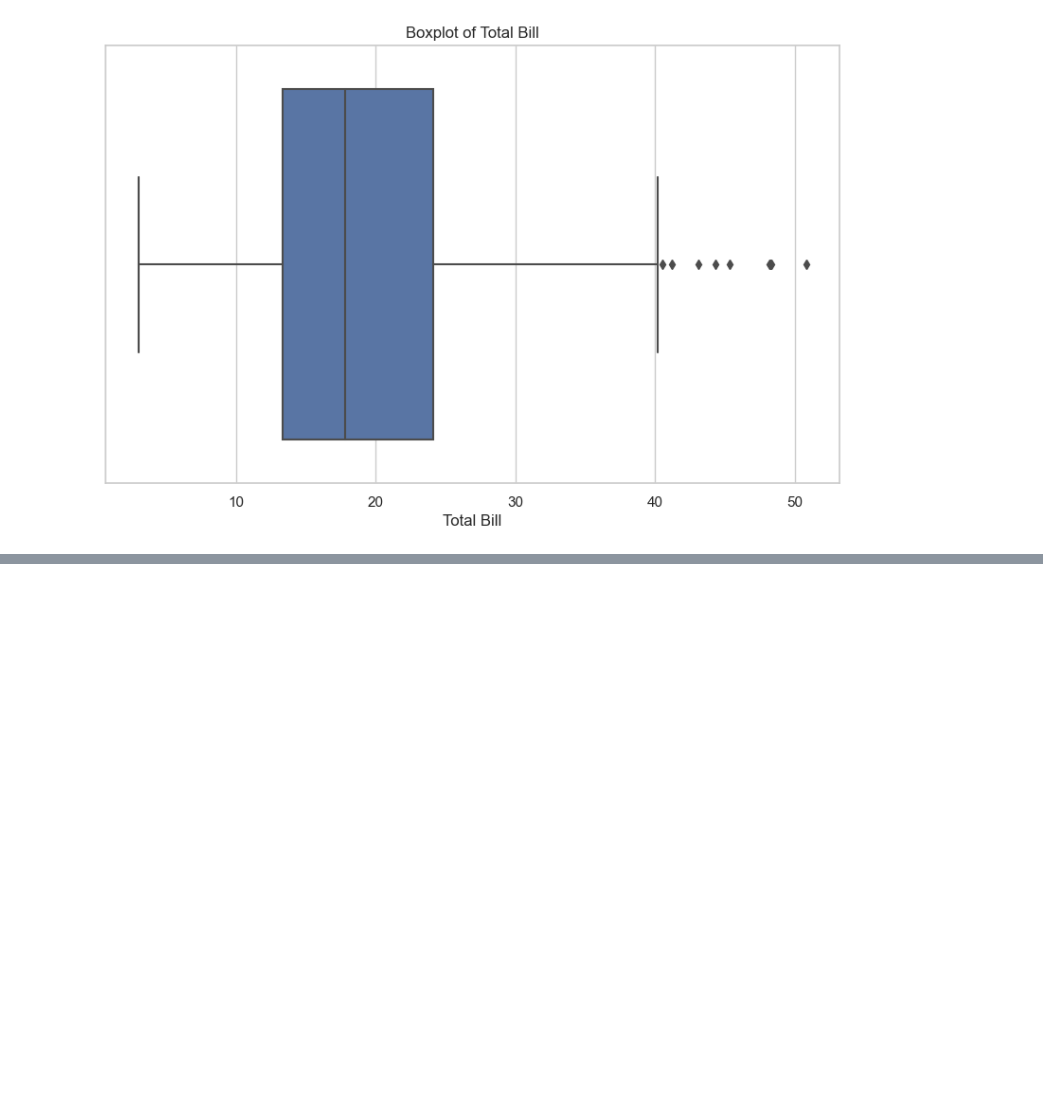
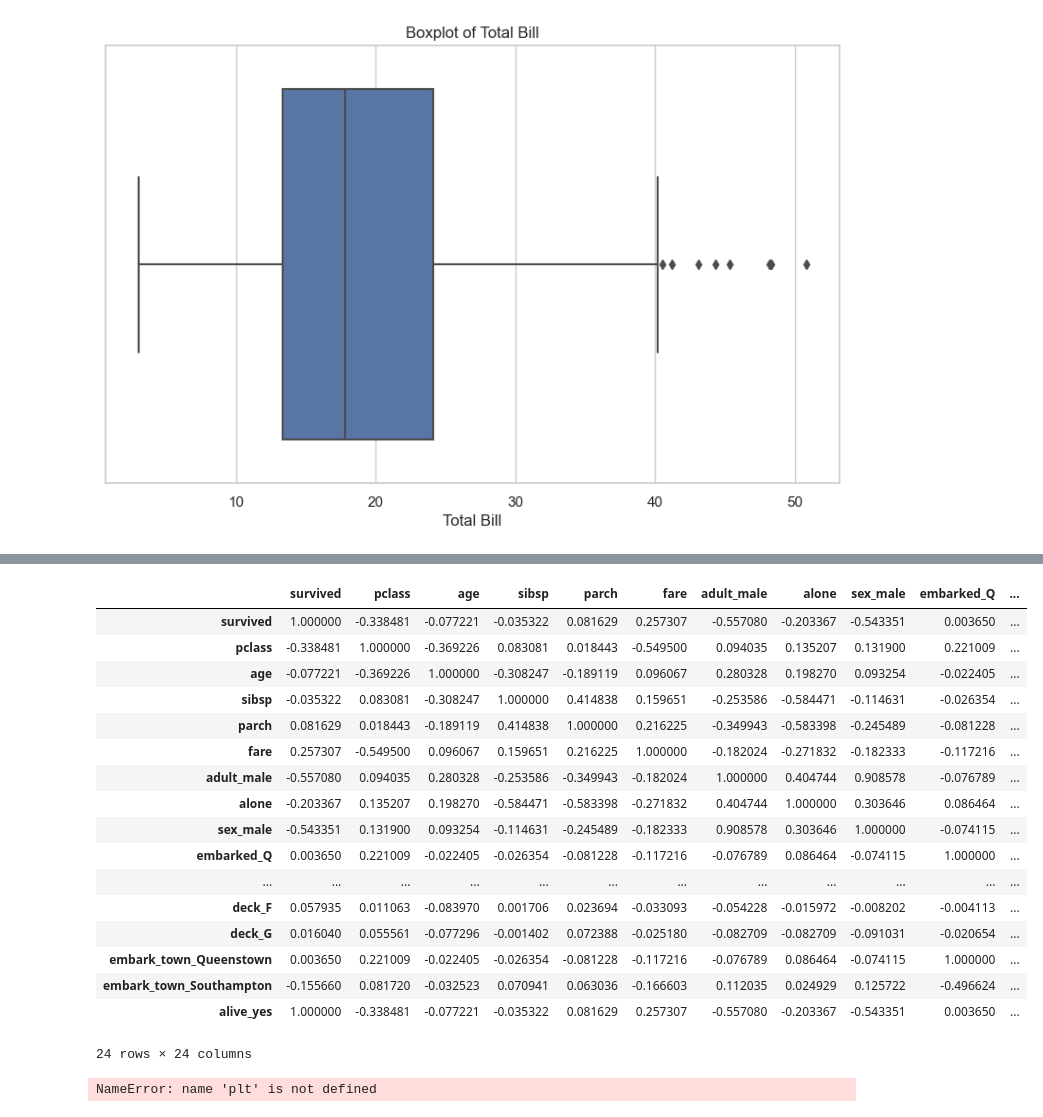
Before and after one commit to azartechnet/SanjithaBatch, a Jupyter notebook: DataVisualizationTechniques.ipynb, the cells around one changed output, grey strips where cells are left out. Saved outputs shown, nothing was run; the diff lists cells and outputs as text; code cells hidden in the pictures; blank space fills up the shorter version.

```diff
--- a/DataVisualizationTechniques.ipynb
+++ b/DataVisualizationTechniques.ipynb
@@ -55,0 +86,2 @@ plt.show()
+# %%
+titanic=sns.load_dataset('titanic')
@@ -55,0 +107,3 @@ plt.show()
+# %%
+#convert categorical variables to numerical
+titanic_numeric=pd.get_dummies(titanic)
@@ -55,0 +142,30 @@ plt.show()
+# %%
+corr_matrix=titanic_numeric.corr()
+# %%
+corr_matrix
+# %% [output]
+|  | survived | pclass | age | sibsp | parch | fare | adult_male | alone | sex_male | embarked_Q | ... |
+| survived | 1.000000 | -0.338481 | -0.077221 | -0.035322 | 0.081629 | 0.257307 | -0.557080 | -0.203367 | -0.543351 | 0.003650 | ... |
+| pclass | -0.338481 | 1.000000 | -0.369226 | 0.083081 | 0.018443 | -0.549500 | 0.094035 | 0.135207 | 0.131900 | 0.221009 | ... |
+| age | -0.077221 | -0.369226 | 1.000000 | -0.308247 | -0.189119 | 0.096067 | 0.280328 | 0.198270 | 0.093254 | -0.022405 | ... |
+| sibsp | -0.035322 | 0.083081 | -0.308247 | 1.000000 | 0.414838 | 0.159651 | -0.253586 | -0.584471 | -0.114631 | -0.026354 | ... |
+| parch | 0.081629 | 0.018443 | -0.189119 | 0.414838 | 1.000000 | 0.216225 | -0.349943 | -0.583398 | -0.245489 | -0.081228 | ... |
+| fare | 0.257307 | -0.549500 | 0.096067 | 0.159651 | 0.216225 | 1.000000 | -0.182024 | -0.271832 | -0.182333 | -0.117216 | ... |
+| adult_male | -0.557080 | 0.094035 | 0.280328 | -0.253586 | -0.349943 | -0.182024 | 1.000000 | 0.404744 | 0.908578 | -0.076789 | ... |
+| alone | -0.203367 | 0.135207 | 0.198270 | -0.584471 | -0.583398 | -0.271832 | 0.404744 | 1.000000 | 0.303646 | 0.086464 | ... |
+| sex_male | -0.543351 | 0.131900 | 0.093254 | -0.114631 | -0.245489 | -0.182333 | 0.908578 | 0.303646 | 1.000000 | -0.074115 | ... |
+| embarked_Q | 0.003650 | 0.221009 | -0.022405 | -0.026354 | -0.081228 | -0.117216 | -0.076789 | 0.086464 | -0.074115 | 1.000000 | ... |
+| ... | ... | ... | ... | ... | ... | ... | ... | ... | ... | ... | ... |
+| deck_F | 0.057935 | 0.011063 | -0.083970 | 0.001706 | 0.023694 | -0.033093 | -0.054228 | -0.015972 | -0.008202 | -0.004113 | ... |
+| deck_G | 0.016040 | 0.055561 | -0.077296 | -0.001402 | 0.072388 | -0.025180 | -0.082709 | -0.082709 | -0.091031 | -0.020654 | ... |
+| embark_town_Queenstown | 0.003650 | 0.221009 | -0.022405 | -0.026354 | -0.081228 | -0.117216 | -0.076789 | 0.086464 | -0.074115 | 1.000000 | ... |
+| embark_town_Southampton | -0.155660 | 0.081720 | -0.032523 | 0.070941 | 0.063036 | -0.166603 | 0.112035 | 0.024929 | 0.125722 | -0.496624 | ... |
+| alive_yes | 1.000000 | -0.338481 | -0.077221 | -0.035322 | 0.081629 | 0.257307 | -0.557080 | -0.203367 | -0.543351 | 0.003650 | ... |
+24 rows × 24 columns
+# %%
+plt.figure(figsize=(12,8))
+sns.heatmap(corr_matrix,annot=True,cmap='coolwarm')
+plt.title('Correlation')
+plt.show()
+# %% [output]
+NameError: name 'plt' is not defined
```
Also changed, not shown: parts of 7 cells of this notebook.
